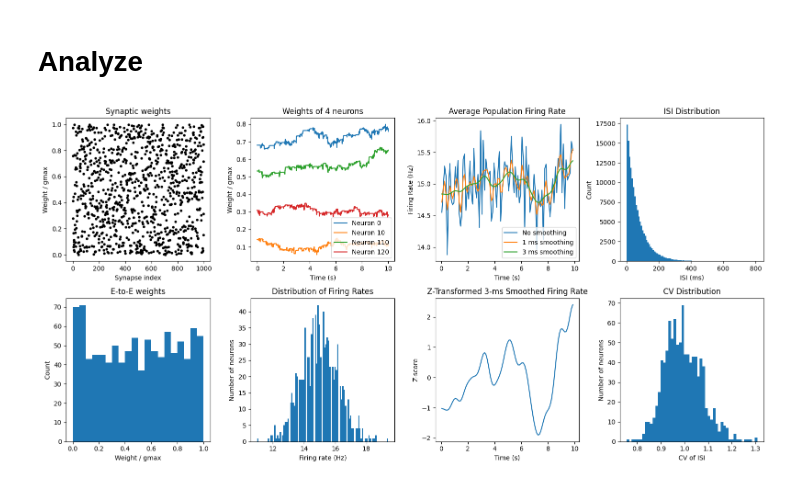
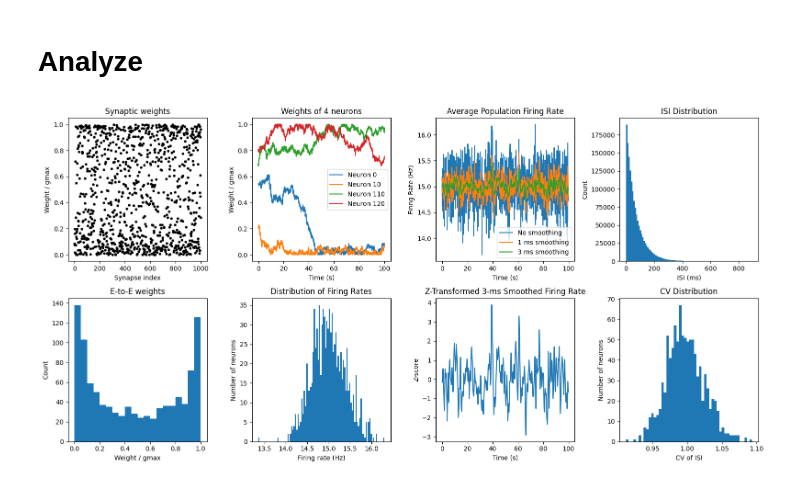
Before and after one commit to adeethyia-shankar/STDP-Recurrent-Motifs, a Jupyter notebook: Brian2-STDP.ipynb, the cells around one changed output. Cells and saved outputs as stored; diff of their text form; code cells hidden in the pictures.

```diff
--- a/Brian2-STDP.ipynb
+++ b/Brian2-STDP.ipynb
@@ -9,7 +9,7 @@ start_scope()
 Parameters
 # %%
 N = 1000
-sim_duration = 10 * second
+sim_duration = 100 * second
 tau_m = 10 * ms
 tau_pre = 20 * ms
 tau_post = tau_pre
@@ -83,7 +96,7 @@ ax[0, 1].plot(state_mon.t/second, state_mon.w.T/gmax, label=[f'Neuron {i}' for i
 ax[0, 1].set_xlabel('Time (s)')
 ax[0, 1].set_ylabel('Weight / gmax')
 ax[0, 1].set_title(f'Weights of {len(record_from)} neurons')
-ax[0, 1].legend(loc='lower right')
+ax[0, 1].legend(loc='best')
 
 # Population firing rate
 spike_counts = np.bincount(spike_mon.i, minlength=N)
@@ -113,31 +126,31 @@ ax[0, 2].legend(loc='lower right')
 
 z_rate_E = (lambda x: (x - np.mean(x)) / np.std(x))(smoothed_3)
 ax[1, 2].plot(time_bins, z_rate_E)
 ax[1, 2].set_xlabel('Time (s)')
 ax[1, 2].set_ylabel('Z-score')
 ax[1, 2].set_title('Z-Transformed 3-ms Smoothed Firing Rate')
 
 # ISI and CVs
 ISIs = []
 spike_train_dict = spike_mon.spike_trains()
 for i in range(N):
     times = spike_train_dict[i]
     if len(times) > 1:
         isi = np.diff(times)
         ISIs.append(isi)
 all_ISIs = np.hstack(ISIs)
 CVs = [np.std(isi)/np.mean(isi) for isi in ISIs if len(isi) > 1]
 
 ax[0, 3].hist(all_ISIs * second / ms, bins=100)
 ax[0, 3].set_xlabel('ISI (ms)')
 ax[0, 3].set_ylabel('Count')
 ax[0, 3].set_title('ISI Distribution')
 
 ax[1, 3].hist(CVs, bins=50)
 ax[1, 3].set_xlabel('CV of ISI')
 ax[1, 3].set_ylabel('Number of neurons')
 ax[1, 3].set_title('CV Distribution')
 
 fig.tight_layout()
 # %% [output]
-[figure, old version]
+[figure, new version]
```
Also changed, not shown: parts of 2 cells of this notebook, 2 other files.
